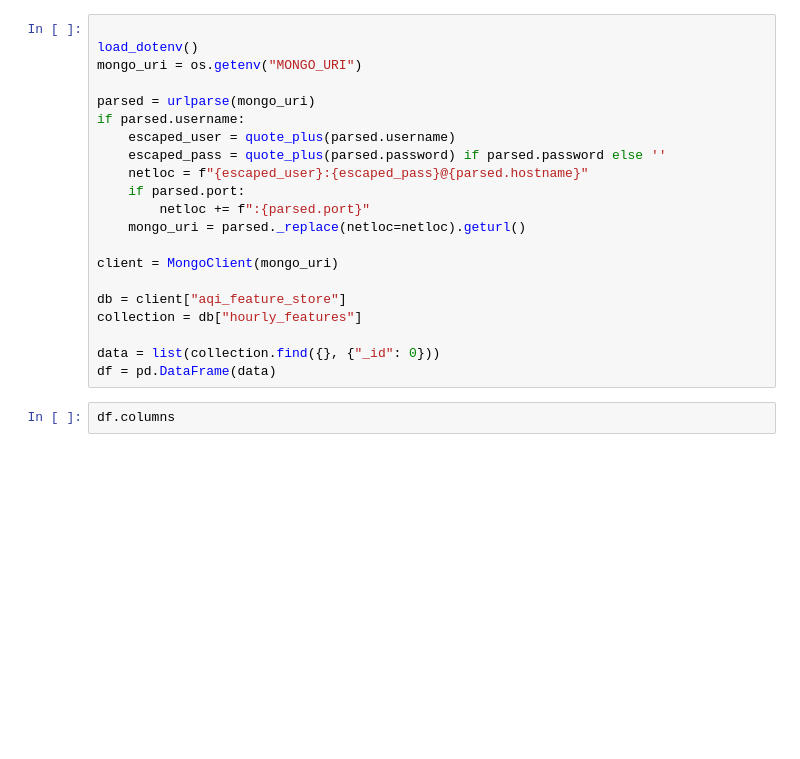
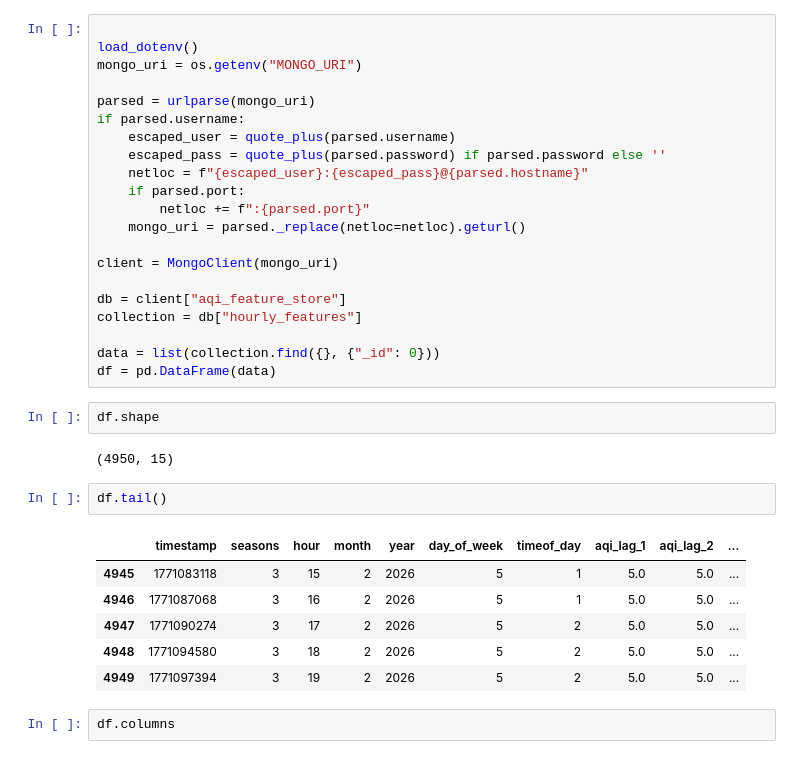
Before and after one commit to najmarazzaq761/AQI-Prediction, a Jupyter notebook: backend/training.ipynb, the cells around one changed output. Saved outputs shown, nothing was run; the diff lists cells and outputs as text; blank space fills up the shorter version.

```diff
--- a/backend/training.ipynb
+++ b/backend/training.ipynb
@@ -36,6 +36,19 @@ collection = db["hourly_features"]
 
 data = list(collection.find({}, {"_id": 0}))
 df = pd.DataFrame(data)
+# %%
+df.shape
+# %% [output]
+(4950, 15)
+# %%
+df.tail()
+# %% [output]
+|  | timestamp | seasons | hour | month | year | day_of_week | timeof_day | aqi_lag_1 | aqi_lag_2 | ... |
+| 4945 | 1771083118 | 3 | 15 | 2 | 2026 | 5 | 1 | 5.0 | 5.0 | ... |
+| 4946 | 1771087068 | 3 | 16 | 2 | 2026 | 5 | 1 | 5.0 | 5.0 | ... |
+| 4947 | 1771090274 | 3 | 17 | 2 | 2026 | 5 | 2 | 5.0 | 5.0 | ... |
+| 4948 | 1771094580 | 3 | 18 | 2 | 2026 | 5 | 2 | 5.0 | 5.0 | ... |
+| 4949 | 1771097394 | 3 | 19 | 2 | 2026 | 5 | 2 | 5.0 | 5.0 | ... |
 # %%
 df.columns
 # %% [output]
```
Also changed, not shown: 3 other files.
